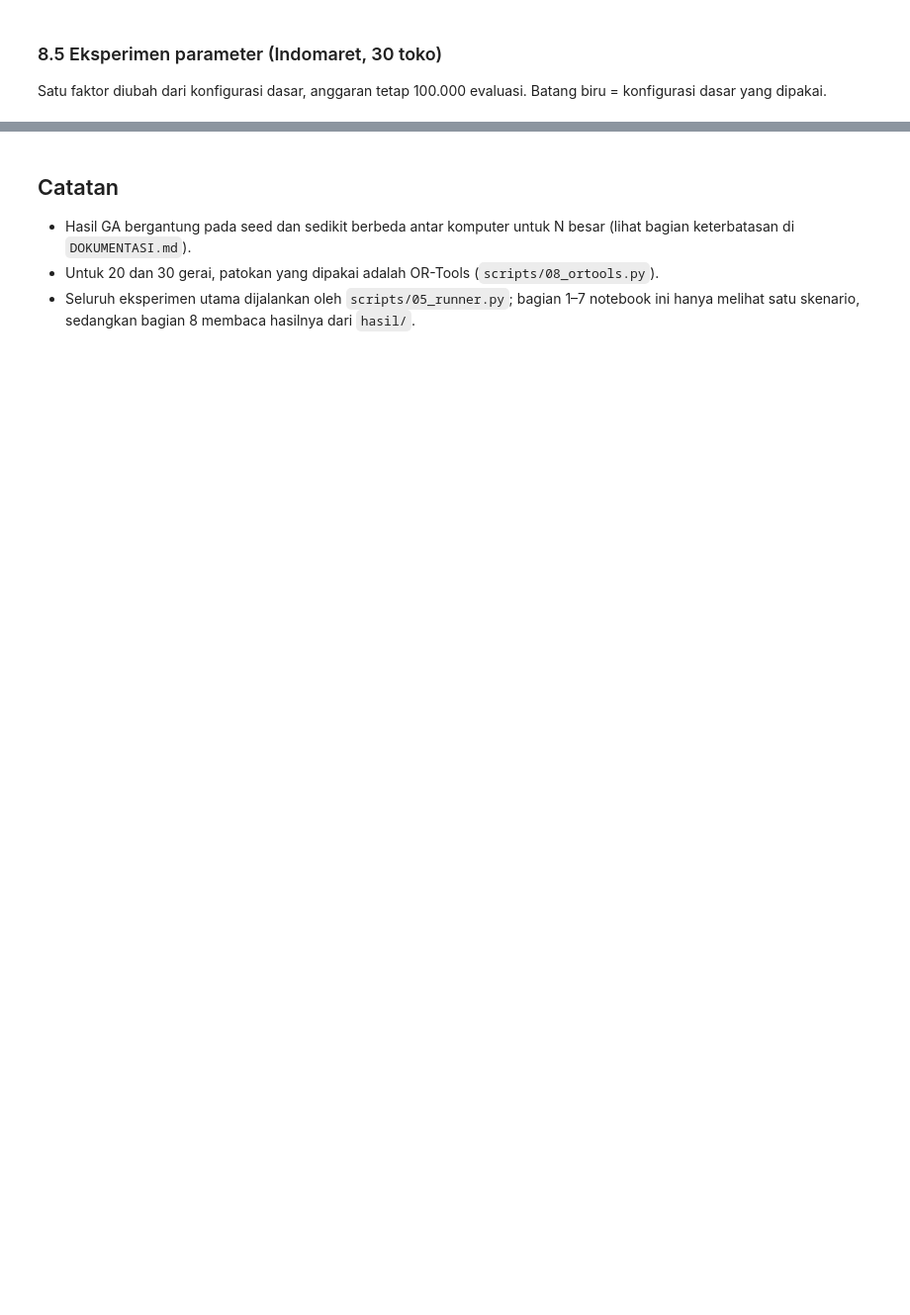
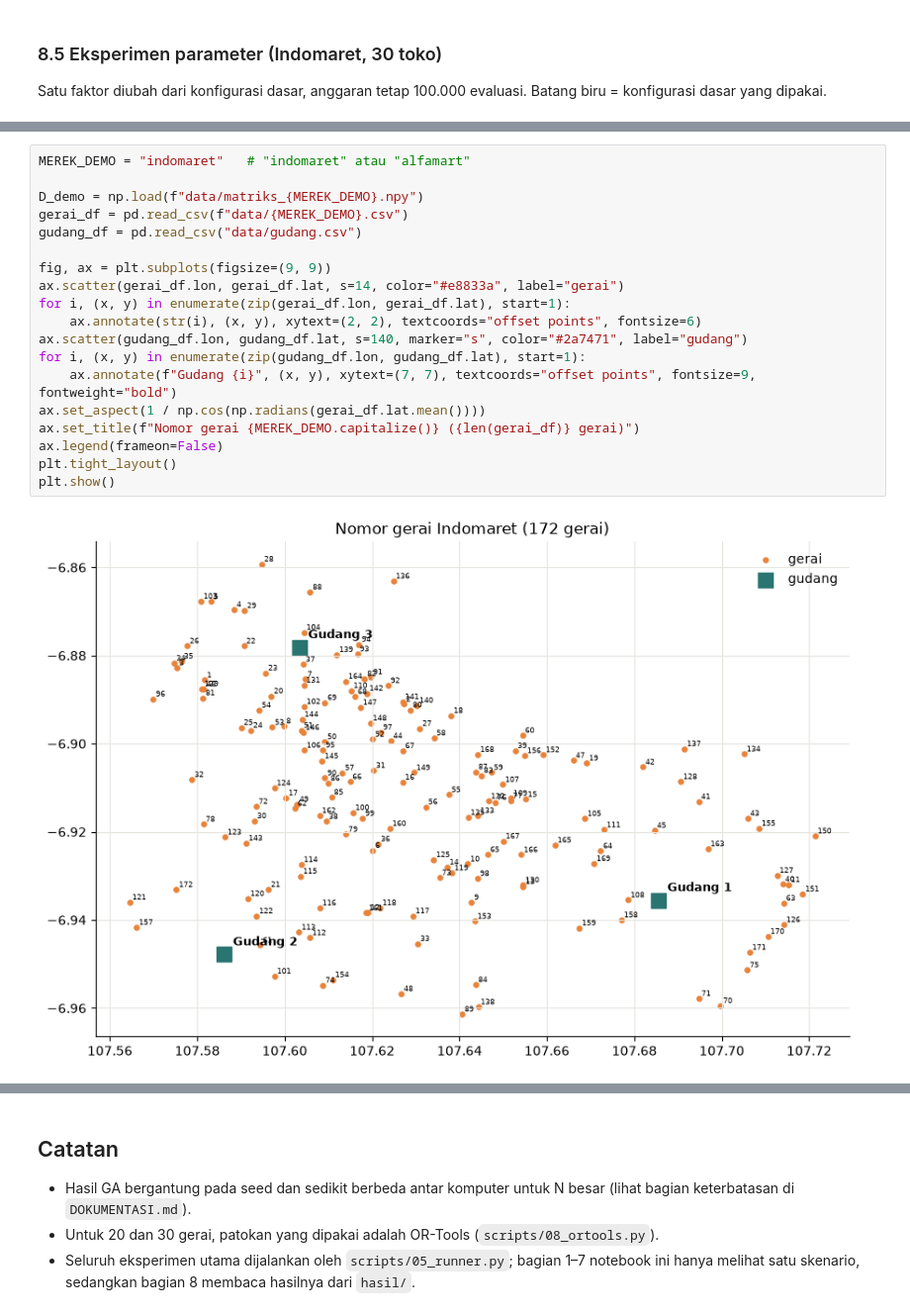
Before and after one commit to raenaldiardiansyah/Genetic-algorithm, a Jupyter notebook: ga_demo.ipynb, the cells around one changed output, grey strips where cells are left out. Shown at 99% size. Saved outputs shown, nothing was run; the diff lists cells and outputs as text; blank space fills up the shorter version.

Commit message:
Tambah demo pilih gerai dan simpan output notebook

```diff
--- a/ga_demo.ipynb
+++ b/ga_demo.ipynb
@@ -321,0 +354,21 @@ plt.show()
+# %%
+MEREK_DEMO = "indomaret"   # "indomaret" atau "alfamart"
+
+D_demo = np.load(f"data/matriks_{MEREK_DEMO}.npy")
+gerai_df = pd.read_csv(f"data/{MEREK_DEMO}.csv")
+gudang_df = pd.read_csv("data/gudang.csv")
+
+fig, ax = plt.subplots(figsize=(9, 9))
+ax.scatter(gerai_df.lon, gerai_df.lat, s=14, color="#e8833a", label="gerai")
+for i, (x, y) in enumerate(zip(gerai_df.lon, gerai_df.lat), start=1):
+    ax.annotate(str(i), (x, y), xytext=(2, 2), textcoords="offset points", fontsize=6)
+ax.scatter(gudang_df.lon, gudang_df.lat, s=140, marker="s", color="#2a7471", label="gudang")
+for i, (x, y) in enumerate(zip(gudang_df.lon, gudang_df.lat), start=1):
+    ax.annotate(f"Gudang {i}", (x, y), xytext=(7, 7), textcoords="offset points", fontsize=9, fontweight="bold")
+ax.set_aspect(1 / np.cos(np.radians(gerai_df.lat.mean())))
+ax.set_title(f"Nomor gerai {MEREK_DEMO.capitalize()} ({len(gerai_df)} gerai)")
+ax.legend(frameon=False)
+plt.tight_layout()
+plt.show()
+# %% [output]
+[figure, added]
```
Also changed, not shown: parts of 10 cells of this notebook.
